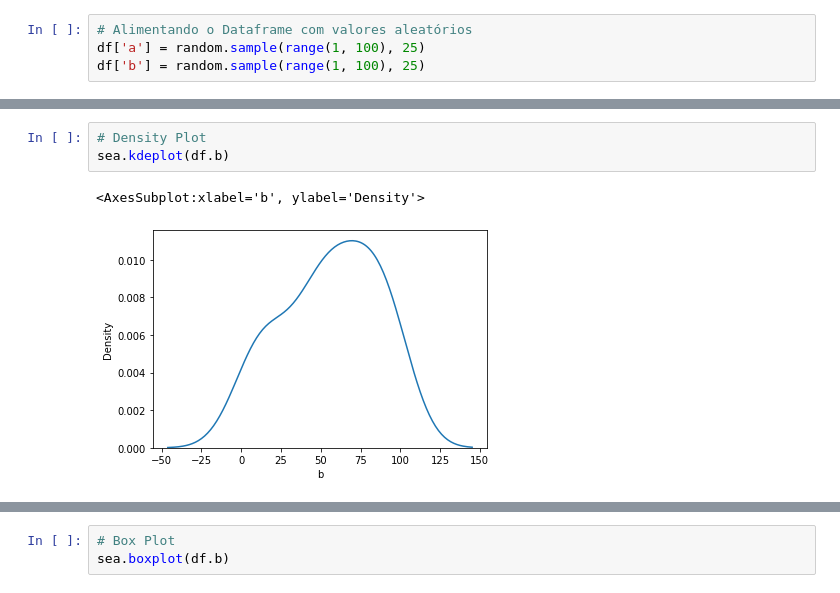
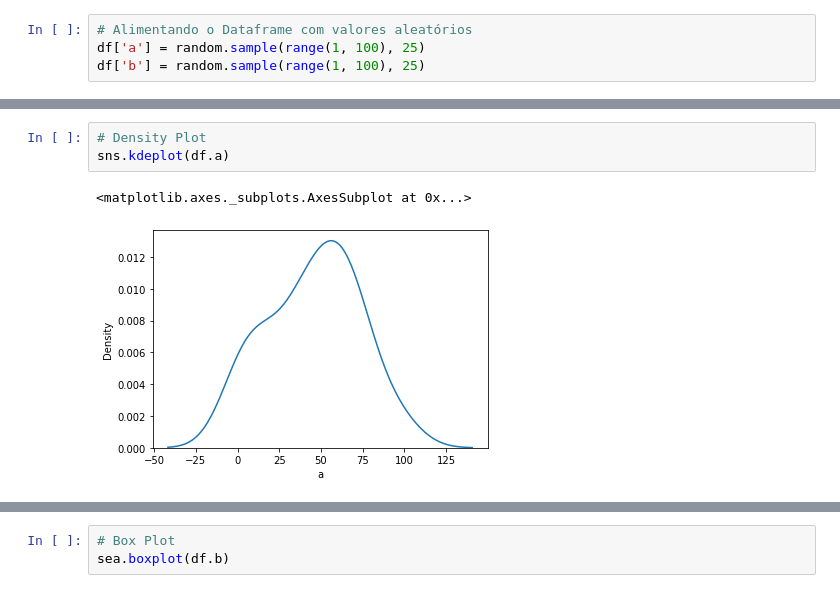
Before and after one commit to GabrielFonsecaNunes/data-science-with-python, a Jupyter notebook: Aula 2/Notebooks/Notebook_2_Seaborn.ipynb, the cells around one changed output, grey strips where cells are left out. Drawn from its saved outputs; the diff is of its cells as text.

```diff
--- a/Aula 2/Notebooks/Notebook_2_Seaborn.ipynb
+++ b/Aula 2/Notebooks/Notebook_2_Seaborn.ipynb
@@ -82,7 +108,7 @@ sea.lmplot('a', 'b', data = df, fit_reg = True)
 # %%
 # Density Plot
-sea.kdeplot(df.b)
+sns.kdeplot(df.a)
 # %% [output]
-<AxesSubplot:xlabel='b', ylabel='Density'>
+<matplotlib.axes._subplots.AxesSubplot at 0x...>
-[figure, old version]
+[figure, new version]
 # %%
```
Also changed, not shown: parts of 18 cells of this notebook.
